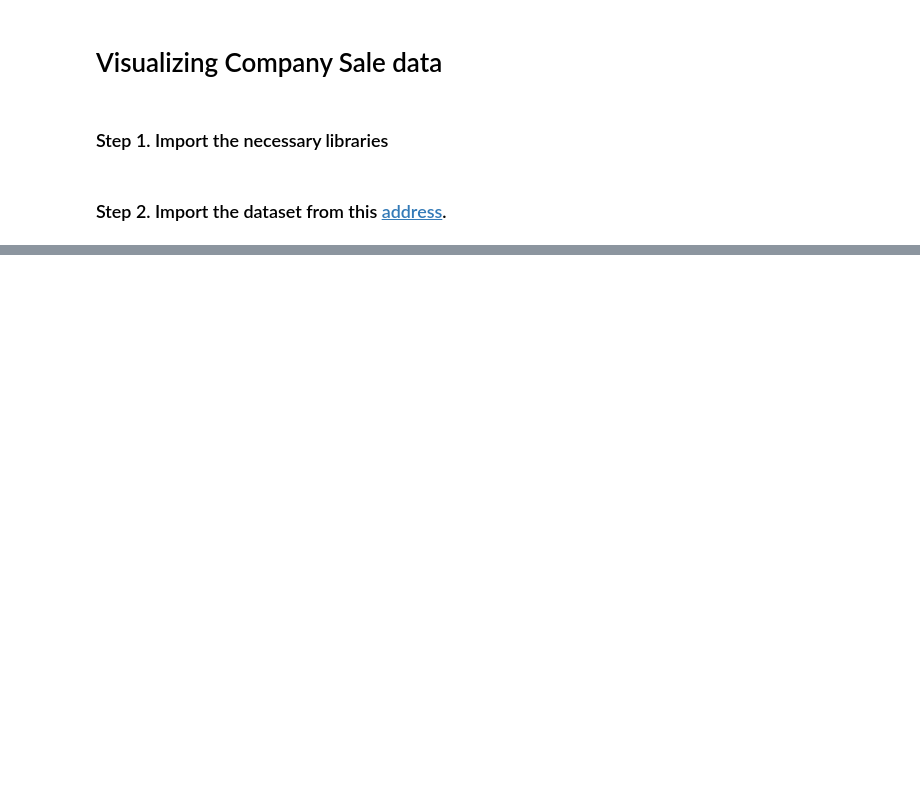
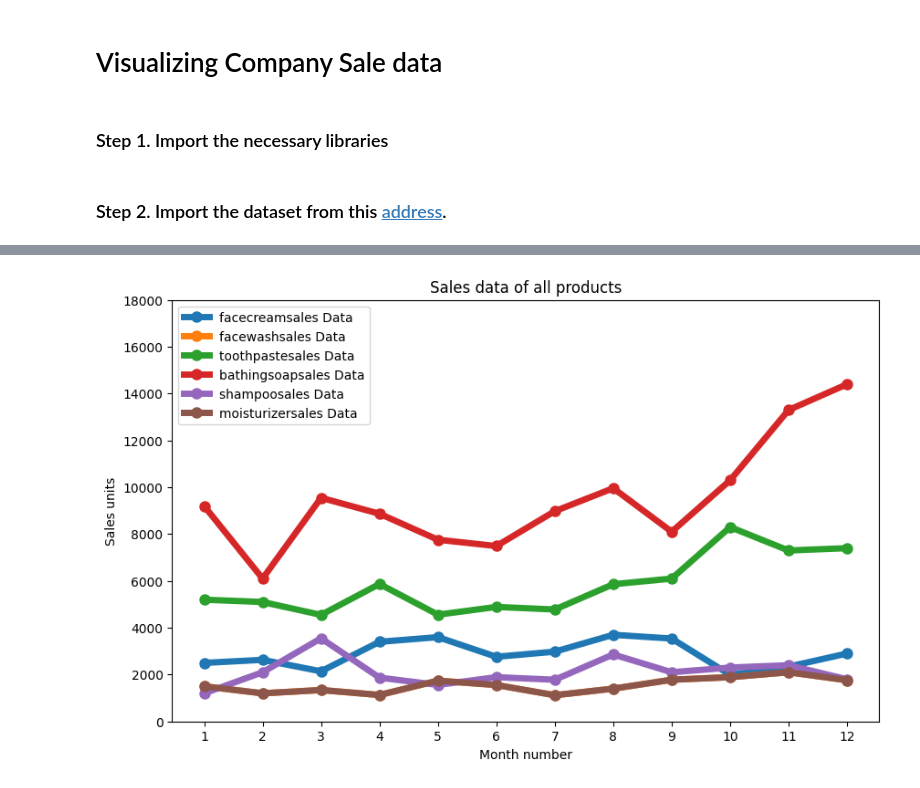
Before and after one commit to TranVanBun080805/2025_LTTBDD_N04_Nhom_TranVanBun, a Jupyter notebook: 11_matplotlib/company-sale/Exercises.ipynb, the cells around one changed output, grey strips where cells are left out. Drawn from its saved outputs; the diff is of its cells as text; code cells hidden in the pictures; blank space fills up the shorter version.

```diff
--- a/11_matplotlib/company-sale/Exercises.ipynb
+++ b/11_matplotlib/company-sale/Exercises.ipynb
@@ -25,6 +69,20 @@ fdfd
 ### Exercise 3: Read all product sales data and show it  using a multiline plot
 
 ![img](https://github.com/thieu1995/pandas/blob/main/11_matplotlib/company-sale/img/03.png?raw=1)
+# %%
+plt.figure(figsize=(10, 6))
+products = ['facecream', 'facewash', 'toothpaste', 'bathingsoap', 'shampoo', 'moisturizer']
+for product in products:
+    plt.plot(df['month_number'], df[product], marker='o', label=product+"sales Data",linewidth="5",markersize ="8")
+plt.title("Sales data of all products")
+plt.xlabel("Month number")
+plt.ylabel("Sales units")
+plt.xticks(df['month_number'])
+plt.legend(loc='upper left')
+plt.ylim(0,18000)
+plt.show()
+# %% [output]
+[figure, added]
 # %% [markdown]
 ### Exercise 4: Read toothpaste sales data of each month and show it using a scatter plot
 ![img](https://github.com/thieu1995/pandas/blob/main/11_matplotlib/company-sale/img/04.png?raw=1)
```
Also changed, not shown: parts of 21 cells of this notebook.
